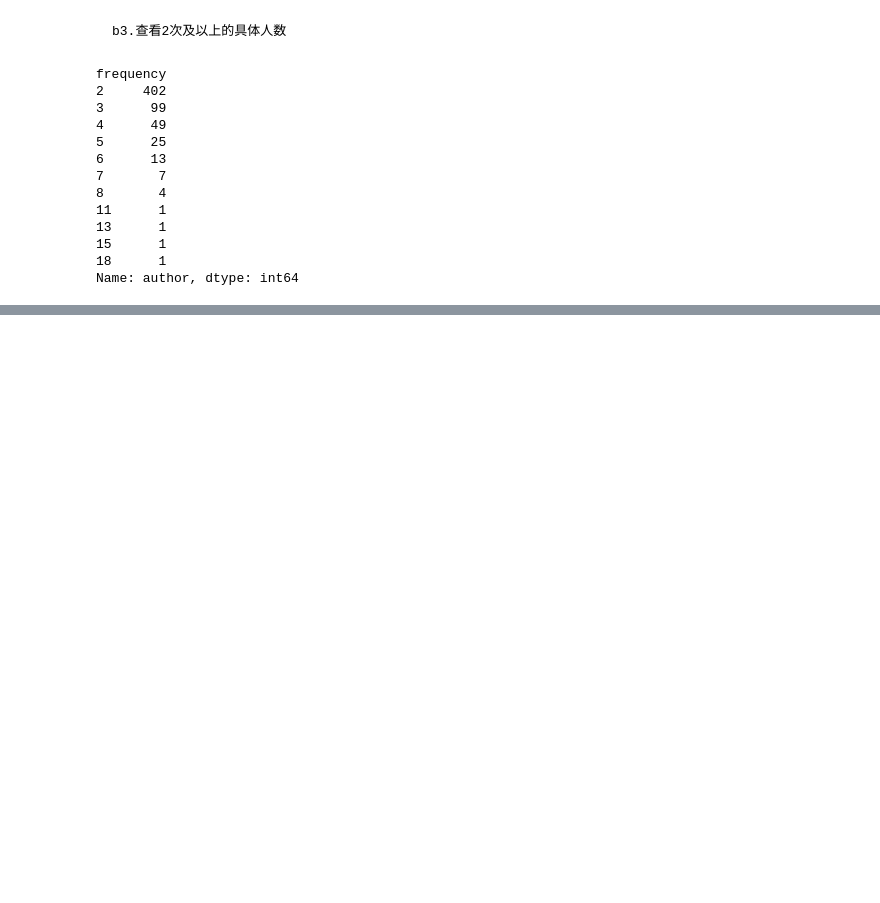
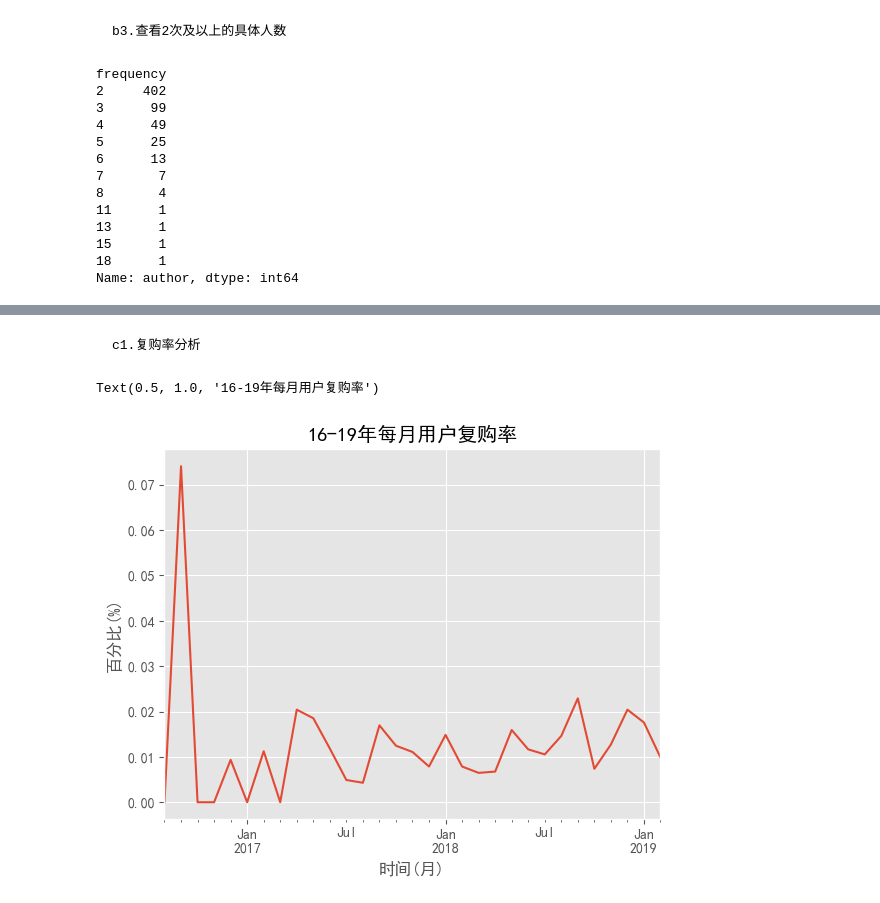
Before and after one commit to Fade-Smile/Basic-of-Data-Analyst, a Jupyter notebook: Project/4. Klook Travel.ipynb, the cells around one changed output, grey strips where cells are left out. Drawn from its saved outputs; the diff is of its cells as text; code cells hidden in the pictures; blank space fills up the shorter version.

```diff
--- a/Project/4. Klook Travel.ipynb
+++ b/Project/4. Klook Travel.ipynb
@@ -160,0 +207,37 @@ Name: author, dtype: int64
+# %% [markdown]
+    c1.复购率分析
+# %%
+#  复购率: 在某一时间窗口内(多指一个月)内消费次数在 两次及以上的用户在总消费用户的占比
+
+# df.head()
+# 创建透视表
+pivot_table = df.pivot_table(index='author',
+                             columns = 'month',
+                             values='frequency',
+                             aggfunc='count').fillna(0)
+# pivot_table
+
+# 三种情况:
+#  消费次数 > 1, 为复购用户, 用 1 表示
+#  消费次数 = 1, 为非复购用户,  用 0 表示
+#  消费次数 = 0, 未消费用户,  用 na 表示
+
+#  applymap: df, 处理每一个元素 【弃用】
+#  apply: df, 处理每一行或者每一列数据
+#  map: Series, 处理每一个元素
+
+# 使用apply函数处理每一行或每一列的数据
+#  获取复购用户
+rebuy_table = pivot_table.apply(lambda row: row.apply(lambda x: 1 if x > 1 else 0 if x == 1 else np.NAN), axis=1)
+# rebuy_table[rebuy_table['2016-09-01']==1]
+
+(rebuy_table.sum()/rebuy_table.count()).plot()
+plt.xlabel('时间(月)')
+plt.ylabel('百分比(%)')
+plt.title('16-19年每月用户复购率')
+
+
+#  16年9月份复购率最高达到了7.5%，然后开始下降，趋于平稳在1.2%
+# %% [output]
+Text(0.5, 1.0, '16-19年每月用户复购率')
+[figure, added]
```
Also changed, not shown: parts of 17 cells of this notebook.
